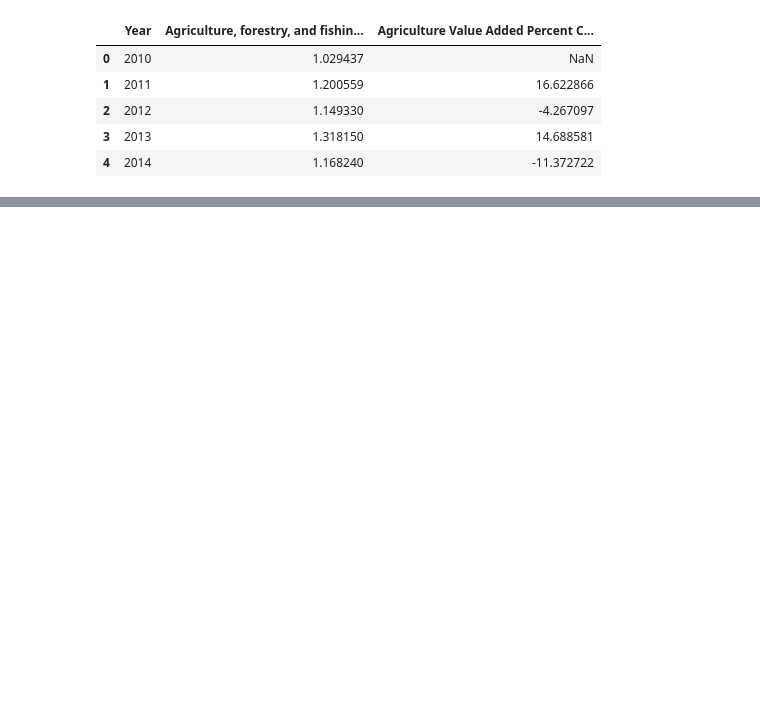
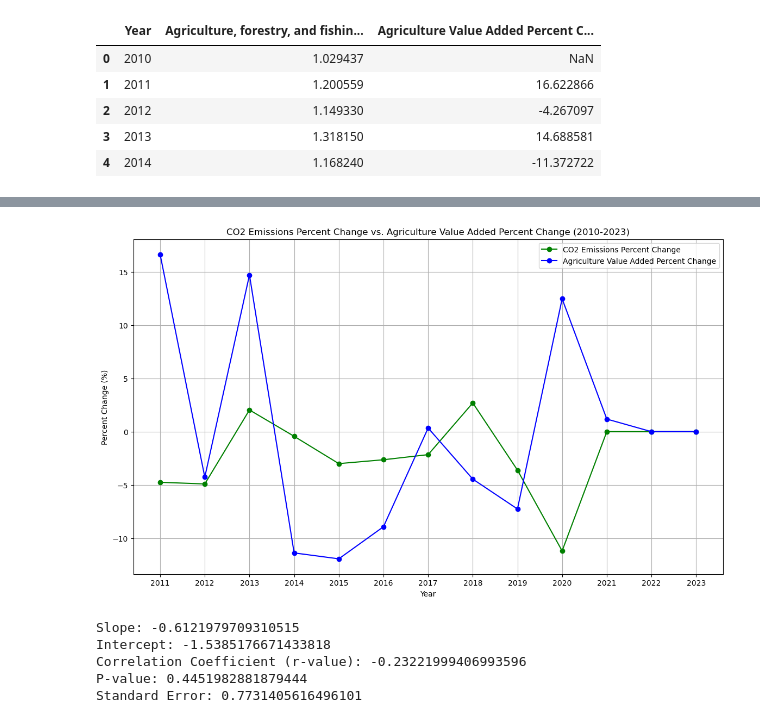
Before and after one commit to bbose2023/Project1-Inflation-Phase1, a Jupyter notebook: agriculture_climatechange_inflation.ipynb, the cells around one changed output, grey strips where cells are left out. Cells and saved outputs as stored; diff of their text form; code cells hidden in the pictures; blank space fills up the shorter version.

Commit message:
Agricultureproject

```diff
--- a/agriculture_climatechange_inflation.ipynb
+++ b/agriculture_climatechange_inflation.ipynb
@@ -176,0 +188,59 @@ plt.show()
+# %%
+# Ensuring that the necessary columns exist
+if 'CO2 Emissions Percent Change' in df.columns and 'Agriculture Value Added Percent Change' in df.columns:
+    # Drop rows with NaN values in either column to ensure accurate plotting
+    df_clean = df.dropna(subset=['CO2 Emissions Percent Change', 'Agriculture Value Added Percent Change'])
+else:
+    print("Required columns for plotting are missing.")
+# %%
+def c02emissionvsagriculturevalue():
+
+    plt.figure(figsize=(14, 8))
+
+    # CO2 Emissions Percent Change
+    plt.plot(df_clean['Year'], df_clean['CO2 Emissions Percent Change'], marker='o', linestyle='-', color='green', label='CO2 Emissions Percent Change')
+
+    # Agriculture Value Added Percent Change
+    plt.plot(df_clean['Year'], df_clean['Agriculture Value Added Percent Change'], marker='o', linestyle='-', color='blue', label='Agriculture Value Added Percent Change')
+
+    # Add titles and labels
+    plt.title('CO2 Emissions Percent Change vs. Agriculture Value Added Percent Change (2010-2023)')
+    plt.xlabel('Year')
+    plt.ylabel('Percent Change (%)')
+    plt.legend()
+    plt.grid(True)
+    plt.show()
+    return
+# %%
+c02emissionvsagriculturevalue()
+# %% [output]
+[figure, added]
+# %%
+# Ensure the necessary columns exist
+if 'CO2 Emissions Percent Change' in df_clean.columns and 'Agriculture Value Added Percent Change' in df_clean.columns:
+    # Extract the relevant data
+    x = df_clean['CO2 Emissions Percent Change']
+    y = df_clean['Agriculture Value Added Percent Change']
+
+    # Calculate the regression line and correlation coefficient
+    regression_result = linregress(x, y)
+    slope = regression_result.slope
+    intercept = regression_result.intercept
+    r_value = regression_result.rvalue
+    p_value = regression_result.pvalue
+    std_err = regression_result.stderr
+
+    # Display the results
+    print(f"Slope: {slope}")
+    print(f"Intercept: {intercept}")
+    print(f"Correlation Coefficient (r-value): {r_value}")
+    print(f"P-value: {p_value}")
+    print(f"Standard Error: {std_err}")
+else:
+    print("Required columns for correlation calculation are missing.")
+# %% [output]
+Slope: -0.6121979709310515
+Intercept: -1.5385176671433818
+Correlation Coefficient (r-value): -0.23221999406993596
+P-value: 0.4451982881879444
+Standard Error: 0.7731405616496101
```
Also changed, not shown: parts of 9 cells of this notebook, 2 other files.
